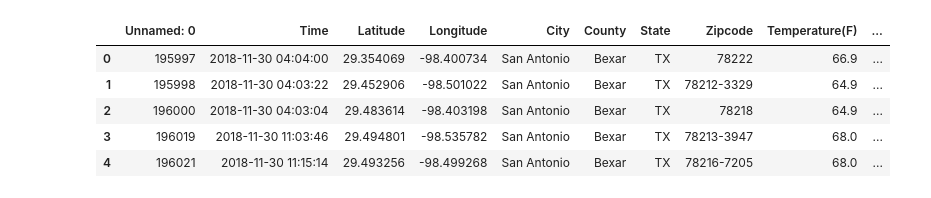
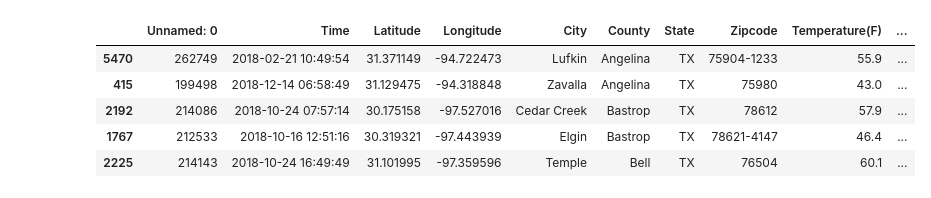
Before and after one commit to Corters22/Traffic_Data_in_San_Antonio, a Jupyter notebook: Question_1/Traffic_in_Texas_cities.ipynb, the cells around one changed output. Cells and saved outputs as stored; diff of their text form; code cells hidden in the pictures.

```diff
--- a/Question_1/Traffic_in_Texas_cities.ipynb
+++ b/Question_1/Traffic_in_Texas_cities.ipynb
@@ -7,11 +12,12 @@ import requests
 # %%
 csv_read = pd.read_csv("../cleaned_2018_texas_accidents.csv")
 texas_accidents_df = pd.DataFrame(csv_read)
+texas_accidents_df = texas_accidents_df.sort_values("County")
 texas_accidents_df.head()
 # %% [output]
 |  | Unnamed: 0 | Time | Latitude | Longitude | City | County | State | Zipcode | Temperature(F) | ... |
-| 0 | 195997 | 2018-11-30 04:04:00 | 29.354069 | -98.400734 | San Antonio | Bexar | TX | 78222 | 66.9 | ... |
-| 1 | 195998 | 2018-11-30 04:03:22 | 29.452906 | -98.501022 | San Antonio | Bexar | TX | 78212-3329 | 64.9 | ... |
-| 2 | 196000 | 2018-11-30 04:03:04 | 29.483614 | -98.403198 | San Antonio | Bexar | TX | 78218 | 64.9 | ... |
-| 3 | 196019 | 2018-11-30 11:03:46 | 29.494801 | -98.535782 | San Antonio | Bexar | TX | 78213-3947 | 68.0 | ... |
-| 4 | 196021 | 2018-11-30 11:15:14 | 29.493256 | -98.499268 | San Antonio | Bexar | TX | 78216-7205 | 68.0 | ... |
+| 5470 | 262749 | 2018-02-21 10:49:54 | 31.371149 | -94.722473 | Lufkin | Angelina | TX | 75904-1233 | 55.9 | ... |
+| 415 | 199498 | 2018-12-14 06:58:49 | 31.129475 | -94.318848 | Zavalla | Angelina | TX | 75980 | 43.0 | ... |
+| 2192 | 214086 | 2018-10-24 07:57:14 | 30.175158 | -97.527016 | Cedar Creek | Bastrop | TX | 78612 | 57.9 | ... |
+| 1767 | 212533 | 2018-10-16 12:51:16 | 30.319321 | -97.443939 | Elgin | Bastrop | TX | 78621-4147 | 46.4 | ... |
+| 2225 | 214143 | 2018-10-24 16:49:49 | 31.101995 | -97.359596 | Temple | Bell | TX | 76504 | 60.1 | ... |
```
Also changed, not shown: parts of 12 cells of this notebook, 4 other files.
